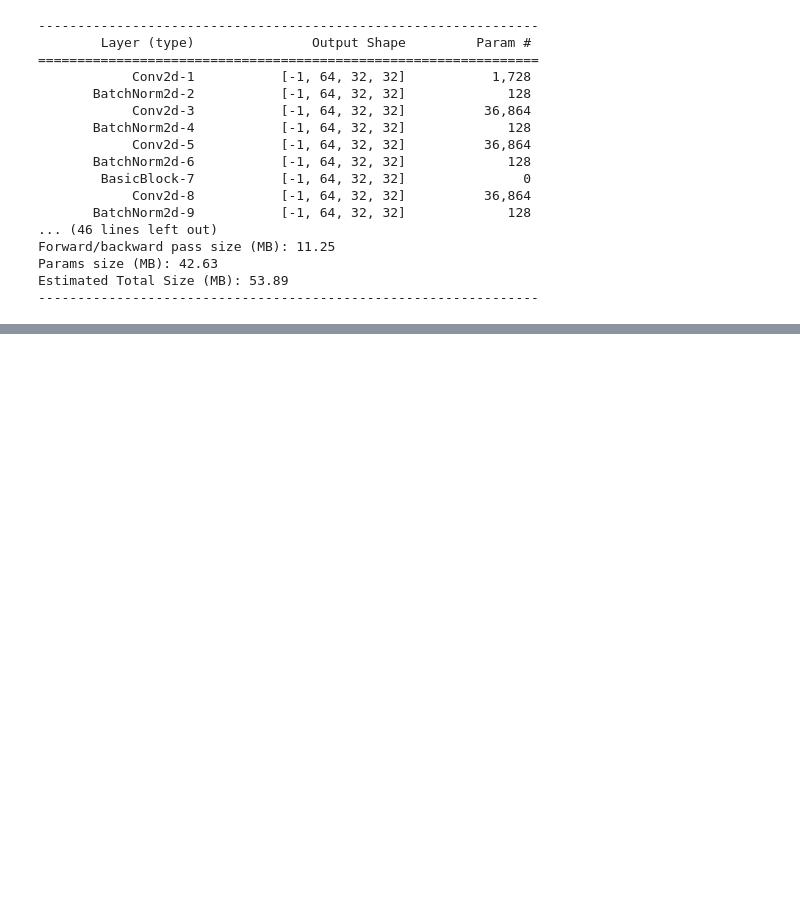
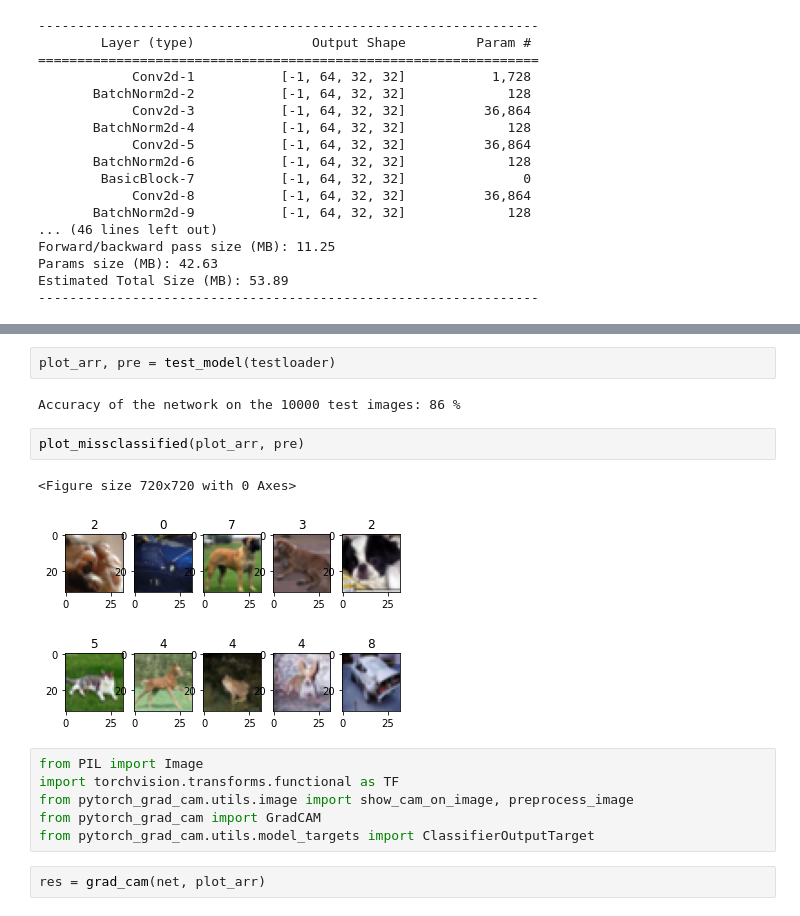
Before and after one commit to gremlin97/EVA-8, a Jupyter notebook: S7/s7.ipynb, the cells around one changed output, grey strips where cells are left out. Saved outputs shown, nothing was run; the diff lists cells and outputs as text; blank space fills up the shorter version.

```diff
--- a/S7/s7.ipynb
+++ b/S7/s7.ipynb
@@ -93,0 +160,17 @@ Accuracy of the network on the 10000 test images: 81 %
+# %%
+plot_arr, pre = test_model(testloader)
+# %% [output]
+Accuracy of the network on the 10000 test images: 86 %
+# %%
+plot_missclassified(plot_arr, pre)
+# %% [output]
+<Figure size 720x720 with 0 Axes>
+[figure, added]
+# %%
+from PIL import Image
+import torchvision.transforms.functional as TF
+from pytorch_grad_cam.utils.image import show_cam_on_image, preprocess_image
+from pytorch_grad_cam import GradCAM
+from pytorch_grad_cam.utils.model_targets import ClassifierOutputTarget
+# %%
+res = grad_cam(net, plot_arr)
```
Also changed, not shown: parts of 11 cells of this notebook.
